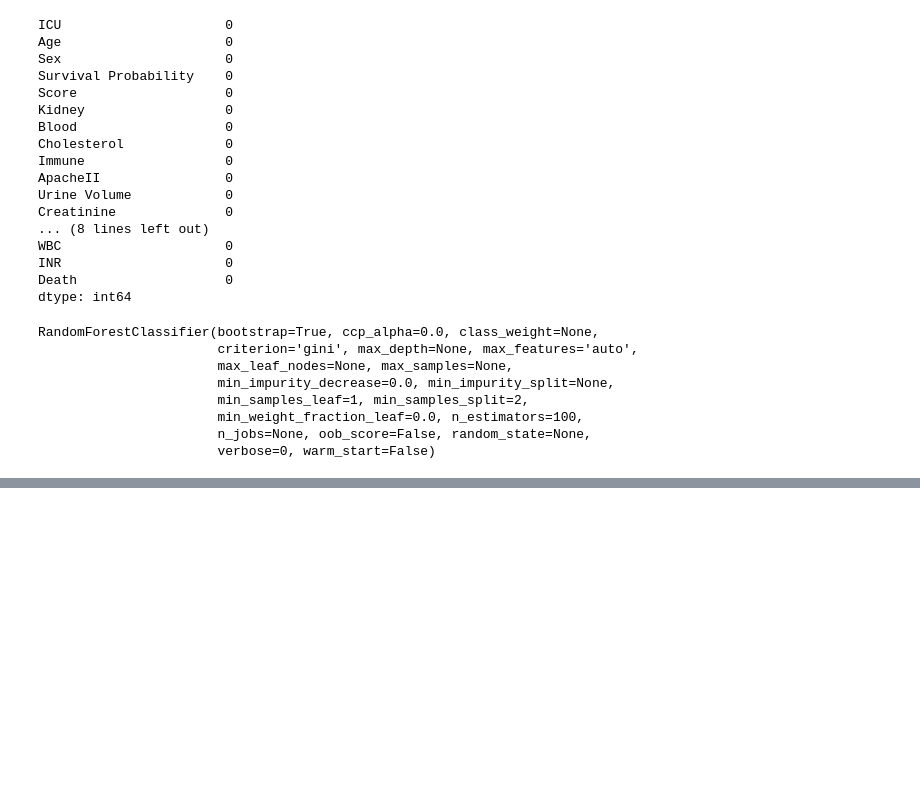
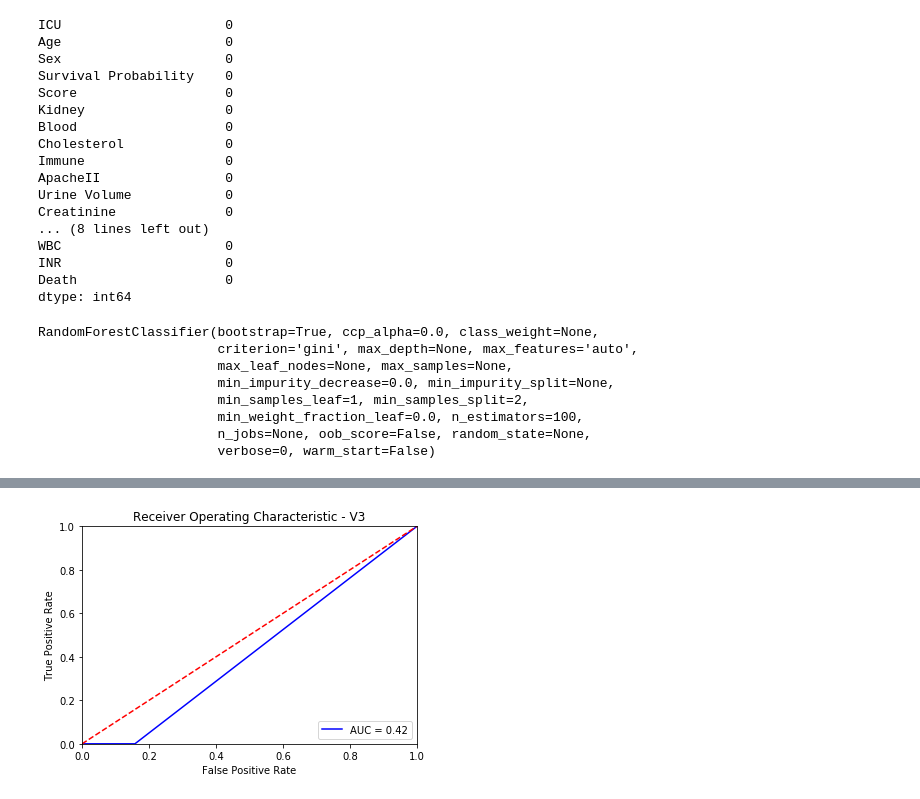
Before and after one commit to apimplaskar/csm185-project, a Jupyter notebook: SimulatedData-RandomForest.ipynb, the cells around one changed output, grey strips where cells are left out. Drawn from its saved outputs; the diff is of its cells as text; code cells hidden in the pictures; blank space fills up the shorter version.

```diff
--- a/SimulatedData-RandomForest.ipynb
+++ b/SimulatedData-RandomForest.ipynb
@@ -156,6 +195,9 @@ roc_auc1 = auc(fpr1, tpr1)
 
 fpr2, tpr2, threshold2 = roc_curve(y_test2, y_predicted2)
 roc_auc2 = auc(fpr2, tpr2)
+
+fpr3, tpr3, threshold3 = roc_curve(y_test3, y_predicted3)
+roc_auc3 = auc(fpr3, tpr3)
 # %%
 plt.title('Receiver Operating Characteristic - V1')
 plt.plot(fpr1, tpr1, 'b', label = 'AUC = %0.2f' % roc_auc1)
@@ -186,0 +229,14 @@ plt.show()
+# %%
+plt.title('Receiver Operating Characteristic - V3')
+plt.plot(fpr3, tpr3, 'b', label = 'AUC = %0.2f' % roc_auc3)
+plt.legend(loc = 'lower right')
+plt.plot([0, 1], [0, 1],'r--')
+plt.xlim([0, 1])
+plt.ylim([0, 1])
+plt.ylabel('True Positive Rate')
+plt.xlabel('False Positive Rate')
+plt.show()
+
+# ROC Curve for v3
+# %% [output]
+[figure, added]
```
Also changed, not shown: parts of 20 cells of this notebook.
